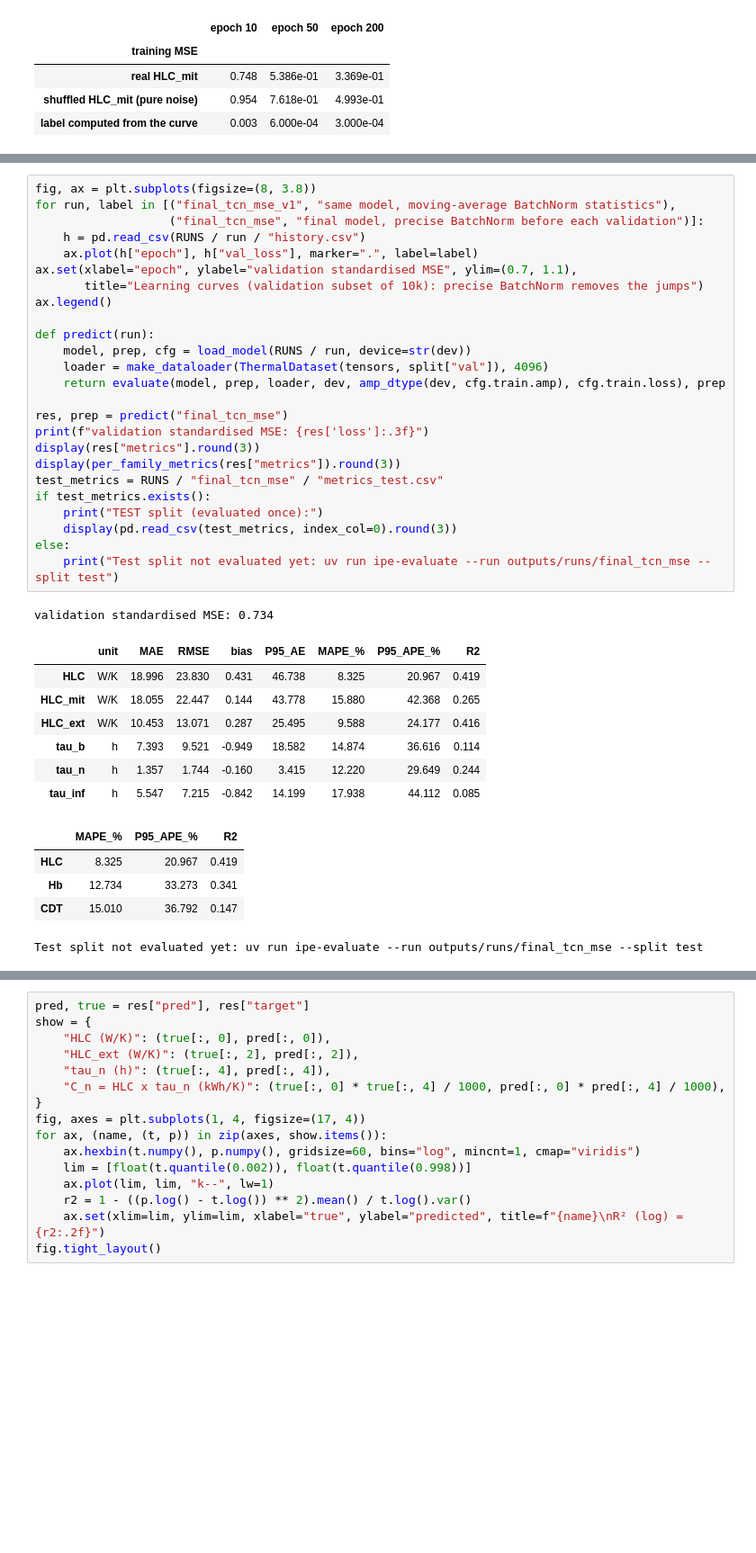
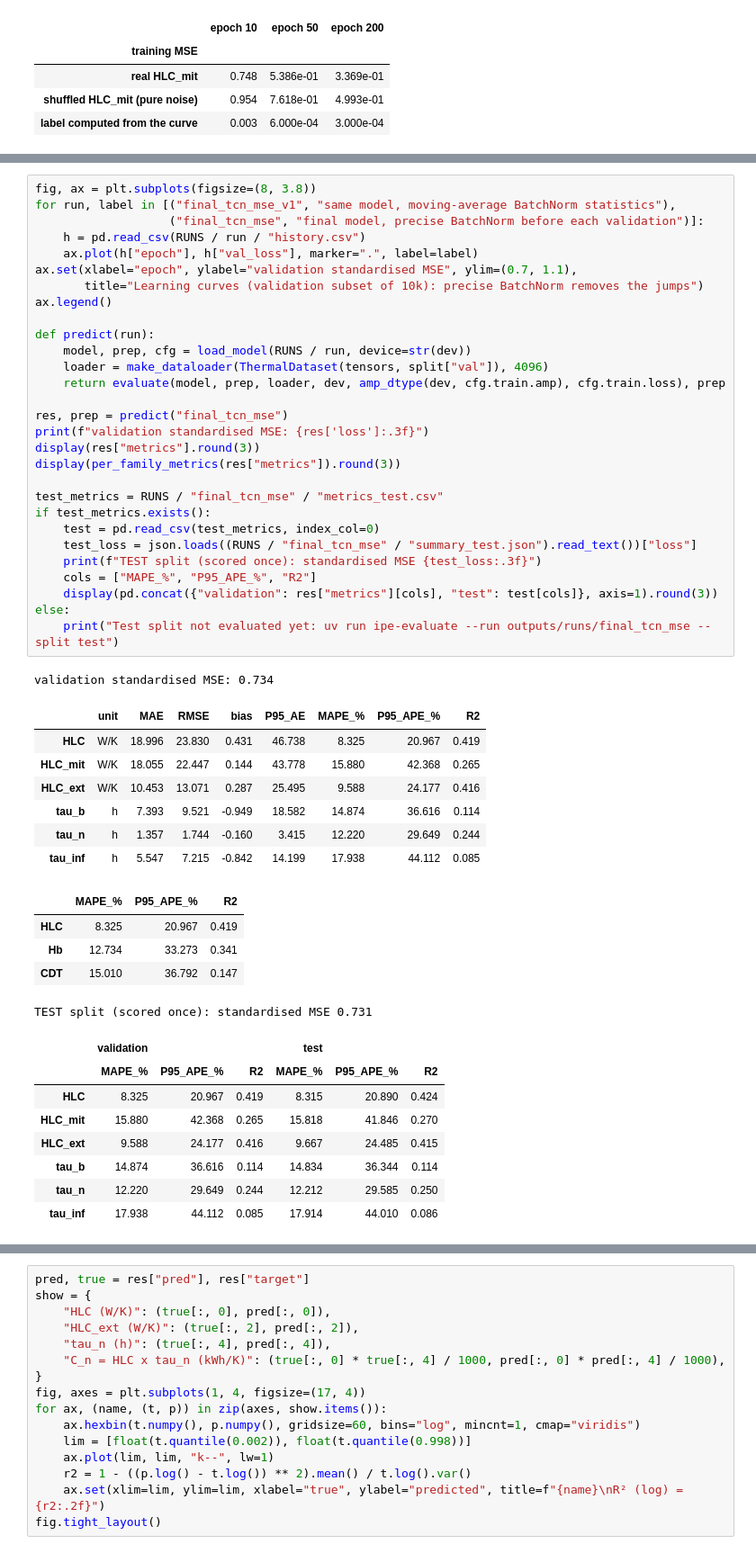
Before and after one commit to AymaneLaabadi/Energy-Performance-Indicator, a Jupyter notebook: notebooks/00_report.ipynb, the cells around one changed output, grey strips where cells are left out. Shown at 90% size. Drawn from its saved outputs; the diff is of its cells as text; blank space fills up the shorter version.

```diff
--- a/notebooks/00_report.ipynb
+++ b/notebooks/00_report.ipynb
@@ -210,36 +253,48 @@ for run, label in [("final_tcn_mse_v1", "same model, moving-average BatchNorm st
 ax.set(xlabel="epoch", ylabel="validation standardised MSE", ylim=(0.7, 1.1),
        title="Learning curves (validation subset of 10k): precise BatchNorm removes the jumps")
 ax.legend()
 
 def predict(run):
     model, prep, cfg = load_model(RUNS / run, device=str(dev))
     loader = make_dataloader(ThermalDataset(tensors, split["val"]), 4096)
     return evaluate(model, prep, loader, dev, amp_dtype(dev, cfg.train.amp), cfg.train.loss), prep
 
 res, prep = predict("final_tcn_mse")
 print(f"validation standardised MSE: {res['loss']:.3f}")
 display(res["metrics"].round(3))
 display(per_family_metrics(res["metrics"]).round(3))
+
 test_metrics = RUNS / "final_tcn_mse" / "metrics_test.csv"
 if test_metrics.exists():
-    print("TEST split (evaluated once):")
-    display(pd.read_csv(test_metrics, index_col=0).round(3))
+    test = pd.read_csv(test_metrics, index_col=0)
+    test_loss = json.loads((RUNS / "final_tcn_mse" / "summary_test.json").read_text())["loss"]
+    print(f"TEST split (scored once): standardised MSE {test_loss:.3f}")
+    cols = ["MAPE_%", "P95_APE_%", "R2"]
+    display(pd.concat({"validation": res["metrics"][cols], "test": test[cols]}, axis=1).round(3))
 else:
     print("Test split not evaluated yet: uv run ipe-evaluate --run outputs/runs/final_tcn_mse --split test")
 # %% [output]
 validation standardised MSE: 0.734
 |  | unit | MAE | RMSE | bias | P95_AE | MAPE_% | P95_APE_% | R2 |
 | HLC | W/K | 18.996 | 23.830 | 0.431 | 46.738 | 8.325 | 20.967 | 0.419 |
 | HLC_mit | W/K | 18.055 | 22.447 | 0.144 | 43.778 | 15.880 | 42.368 | 0.265 |
 | HLC_ext | W/K | 10.453 | 13.071 | 0.287 | 25.495 | 9.588 | 24.177 | 0.416 |
 | tau_b | h | 7.393 | 9.521 | -0.949 | 18.582 | 14.874 | 36.616 | 0.114 |
 | tau_n | h | 1.357 | 1.744 | -0.160 | 3.415 | 12.220 | 29.649 | 0.244 |
 | tau_inf | h | 5.547 | 7.215 | -0.842 | 14.199 | 17.938 | 44.112 | 0.085 |
 |  | MAPE_% | P95_APE_% | R2 |
 | HLC | 8.325 | 20.967 | 0.419 |
 | Hb | 12.734 | 33.273 | 0.341 |
 | CDT | 15.010 | 36.792 | 0.147 |
-Test split not evaluated yet: uv run ipe-evaluate --run outputs/runs/final_tcn_mse --split test
+TEST split (scored once): standardised MSE 0.731
+|  | validation |  |  | test |  |  |
+|  | MAPE_% | P95_APE_% | R2 | MAPE_% | P95_APE_% | R2 |
+| HLC | 8.325 | 20.967 | 0.419 | 8.315 | 20.890 | 0.424 |
+| HLC_mit | 15.880 | 42.368 | 0.265 | 15.818 | 41.846 | 0.270 |
+| HLC_ext | 9.588 | 24.177 | 0.416 | 9.667 | 24.485 | 0.415 |
+| tau_b | 14.874 | 36.616 | 0.114 | 14.834 | 36.344 | 0.114 |
+| tau_n | 12.220 | 29.649 | 0.244 | 12.212 | 29.585 | 0.250 |
+| tau_inf | 17.938 | 44.112 | 0.085 | 17.914 | 44.010 | 0.086 |
 [figure]
 # %%
 pred, true = res["pred"], res["target"]
```
Also changed, not shown: parts of 10 cells of this notebook, 11 other files.
